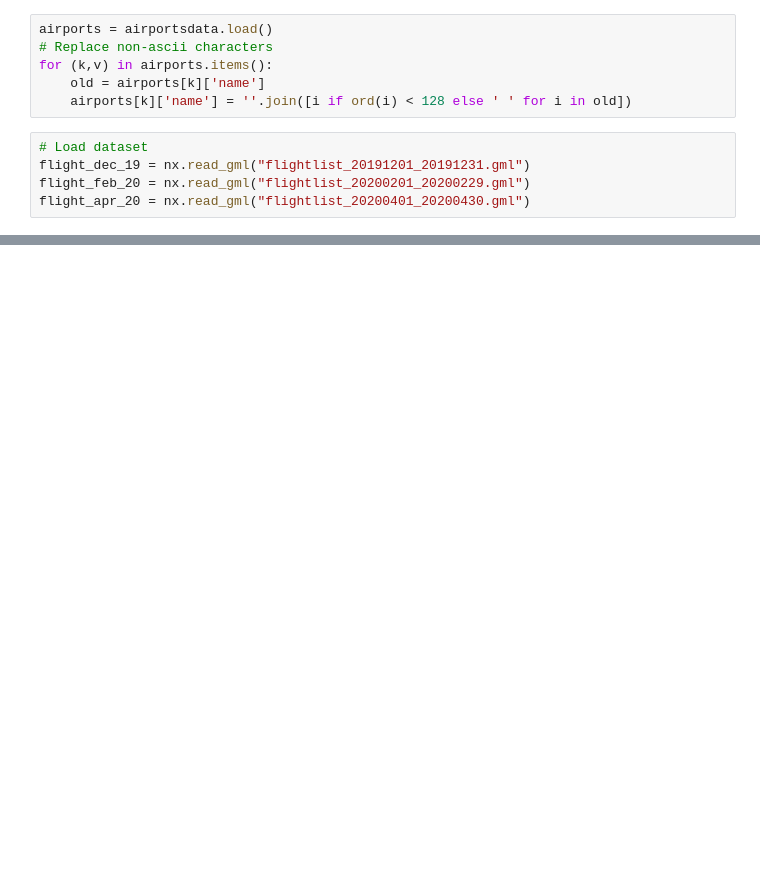
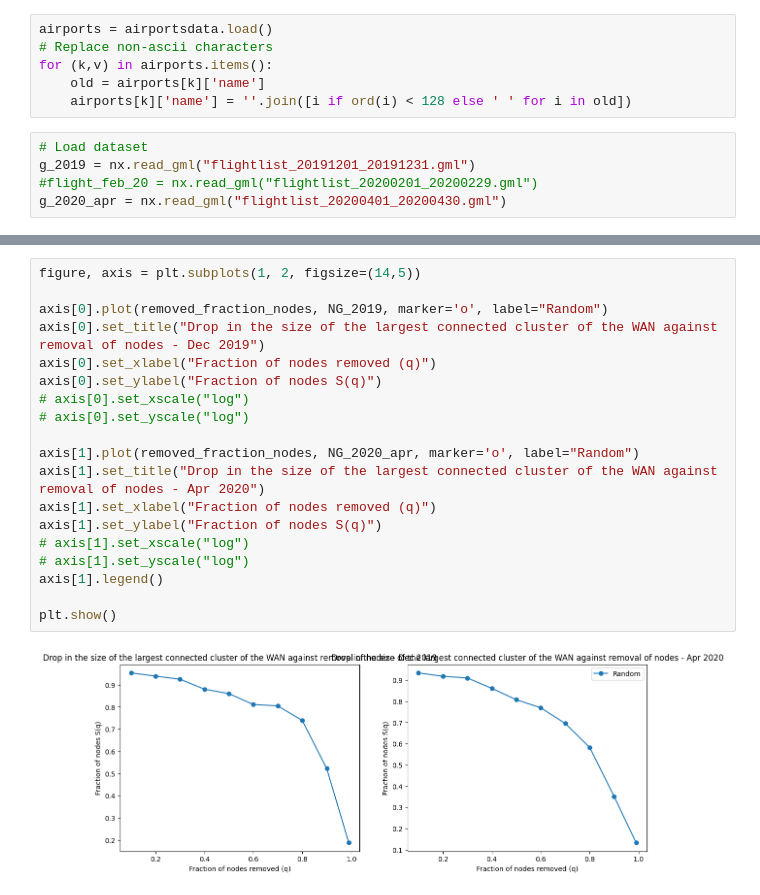
Before and after one commit to huyim/AirlineNetwork, a Jupyter notebook: air_analysis.ipynb, the cells around one changed output, grey strips where cells are left out. Saved outputs shown, nothing was run; the diff lists cells and outputs as text; blank space fills up the shorter version.

Commit message:
Update plot

```diff
--- a/air_analysis.ipynb
+++ b/air_analysis.ipynb
@@ -12,9 +13,9 @@ for (k,v) in airports.items():
     airports[k]['name'] = ''.join([i if ord(i) < 128 else ' ' for i in old])
 # %%
 # Load dataset
-flight_dec_19 = nx.read_gml("flightlist_20191201_20191231.gml")
-flight_feb_20 = nx.read_gml("flightlist_20200201_20200229.gml")
-flight_apr_20 = nx.read_gml("flightlist_20200401_20200430.gml")
+g_2019 = nx.read_gml("flightlist_20191201_20191231.gml")
+#flight_feb_20 = nx.read_gml("flightlist_20200201_20200229.gml")
+g_2020_apr = nx.read_gml("flightlist_20200401_20200430.gml")
 # %%
 # The WAN data reveals a scale-free behavior with an exponential cutoff
 # the exponential distribution with mean value equal to ⟨𝑘⟩.
@@ -77,0 +132,21 @@ The average degree is: 19.440976933514246
+# %%
+figure, axis = plt.subplots(1, 2, figsize=(14,5))
+
+axis[0].plot(removed_fraction_nodes, NG_2019, marker='o', label="Random")
+axis[0].set_title("Drop in the size of the largest connected cluster of the WAN against removal of nodes - Dec 2019")
+axis[0].set_xlabel("Fraction of nodes removed (q)")
+axis[0].set_ylabel("Fraction of nodes S(q)")
+# axis[0].set_xscale("log")
+# axis[0].set_yscale("log")
+
+axis[1].plot(removed_fraction_nodes, NG_2020_apr, marker='o', label="Random")
+axis[1].set_title("Drop in the size of the largest connected cluster of the WAN against removal of nodes - Apr 2020")
+axis[1].set_xlabel("Fraction of nodes removed (q)")
+axis[1].set_ylabel("Fraction of nodes S(q)")
+# axis[1].set_xscale("log")
+# axis[1].set_yscale("log")
+axis[1].legend()
+
+plt.show()
+# %% [output]
+[figure, added]
```
Also changed, not shown: parts of 3 cells of this notebook.
